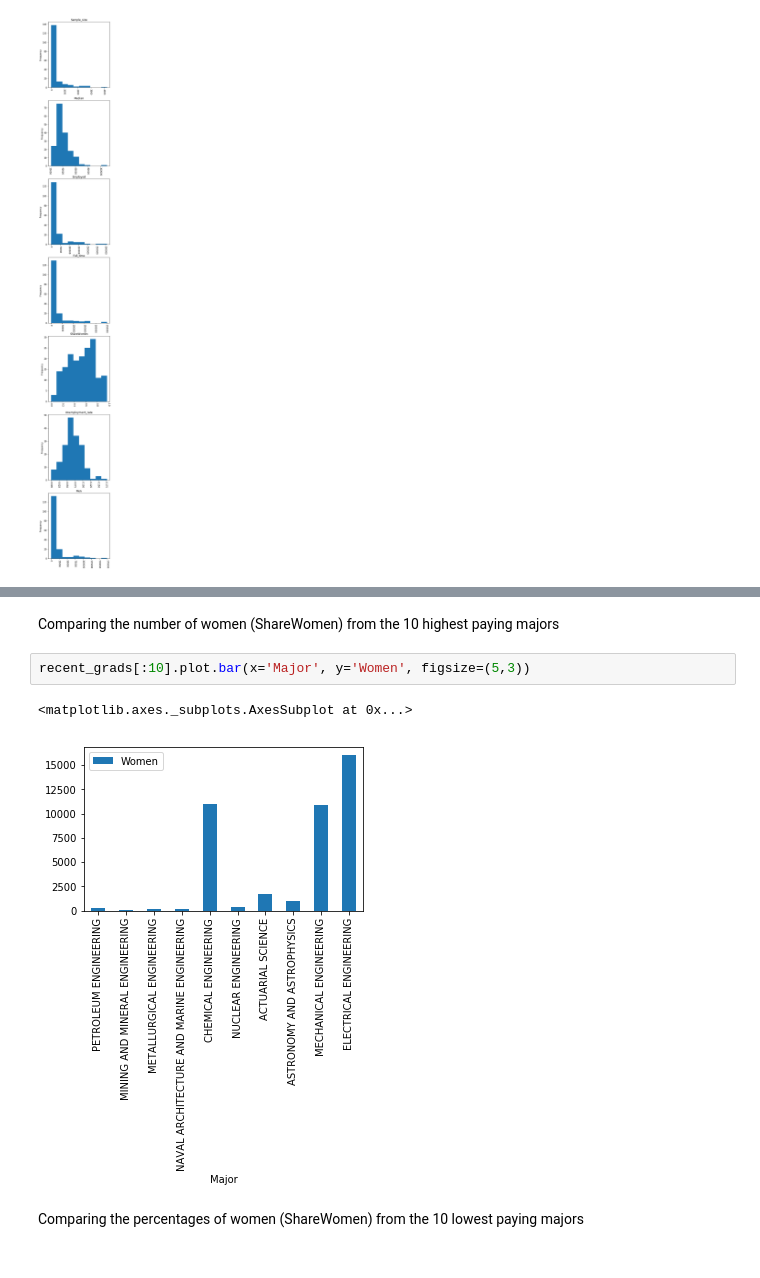
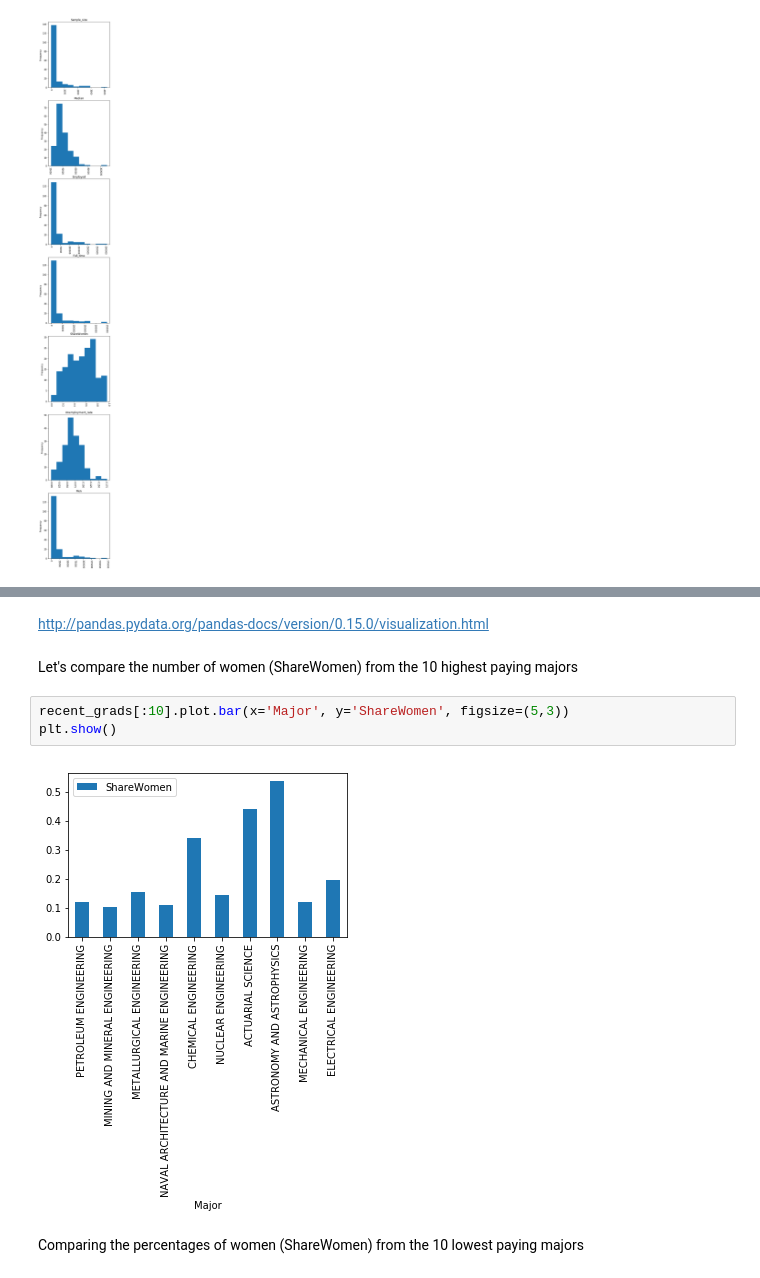
Before and after one commit to domidels/Data-Science-Portfolio, a Jupyter notebook: Colleges-Outcomes TODO.ipynb, the cells around one changed output, grey strips where cells are left out. Drawn from its saved outputs; the diff is of its cells as text.

```diff
--- a/Colleges-Outcomes TODO.ipynb
+++ b/Colleges-Outcomes TODO.ipynb
@@ -130,10 +208,12 @@ array([[<matplotlib.axes._subplots.AxesSubplot object at 0x...>,
+# %% [markdown]
+http://pandas.pydata.org/pandas-docs/version/0.15.0/visualization.html
 # %% [markdown]
-Comparing the number of women (ShareWomen) from the 10 highest paying majors
+Let's compare the number of women (ShareWomen) from the 10 highest paying majors
 # %%
-recent_grads[:10].plot.bar(x='Major', y='Women', figsize=(5,3))
+recent_grads[:10].plot.bar(x='Major', y='ShareWomen', figsize=(5,3))
+plt.show()
 # %% [output]
-<matplotlib.axes._subplots.AxesSubplot at 0x...>
-[figure, old version]
+[figure, new version]
 # %% [markdown]
 Comparing the percentages of women (ShareWomen) from the 10 lowest paying majors
 # %%
```
Also changed, not shown: parts of 43 cells of this notebook.
